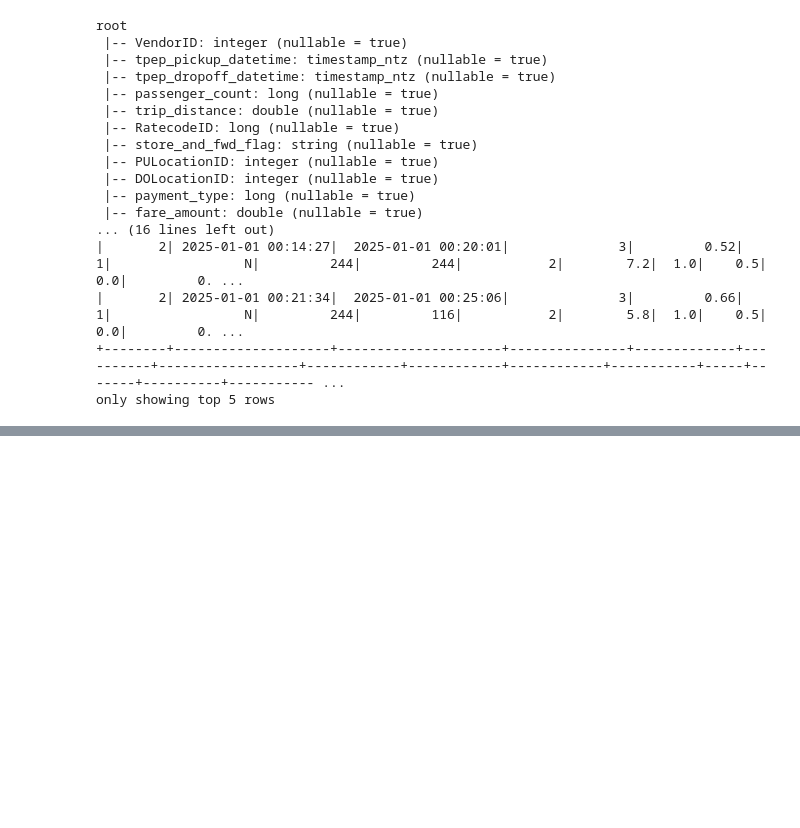
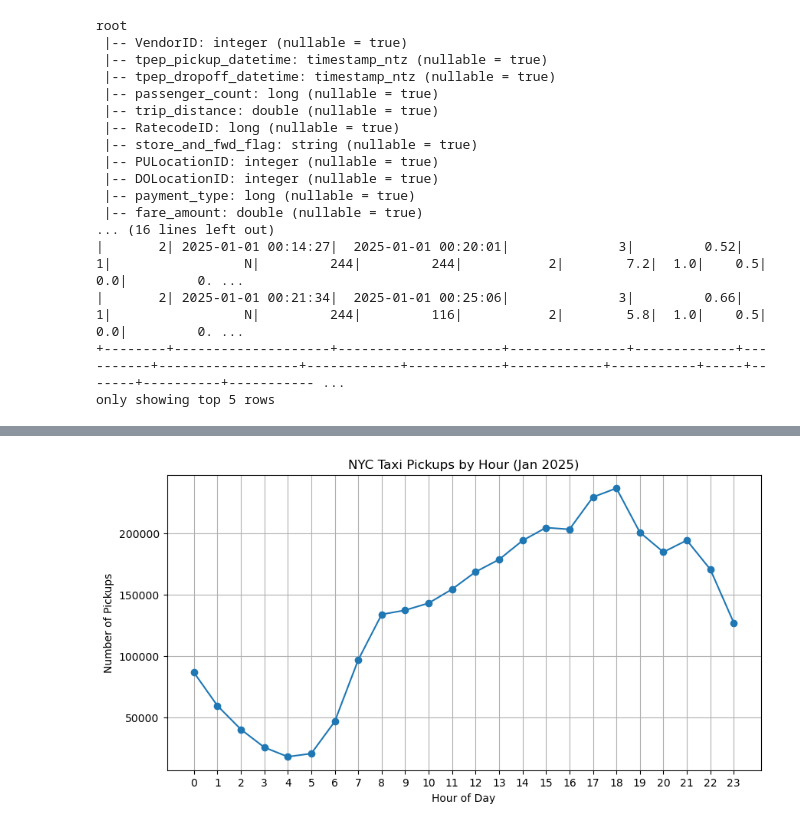
Before and after one commit to thiunuwan/nyc-taxi-spark-analysis, a Jupyter notebook: BigData_Project.ipynb, the cells around one changed output, grey strips where cells are left out. Drawn from its saved outputs; the diff is of its cells as text; code cells hidden in the pictures; blank space fills up the shorter version.

Commit message:
Update: Analyze pickups by hour

```diff
--- a/BigData_Project.ipynb
+++ b/BigData_Project.ipynb
@@ -33,3 +33,14 @@ root
 |       2| 2025-01-01 00:21:34|  2025-01-01 00:25:06|              3|         0.66|         1|                 N|         244|         116|           2|        5.8|  1.0|    0.5|       0.0|         0. ...
 +--------+--------------------+---------------------+---------------+-------------+----------+------------------+------------+------------+------------+-----------+-----+-------+----------+----------- ...
 only showing top 5 rows
+# %%
+# Convert pickup/dropoff datetime to proper timestamp types (if not already)
+df = df.withColumn("pickup_datetime", to_timestamp("tpep_pickup_datetime")) \
+       .withColumn("dropoff_datetime", to_timestamp("tpep_dropoff_datetime"))
+# %%
+# Add useful time-based features
+df = df.withColumn("hour", hour("pickup_datetime")) \
+       .withColumn("dayofweek", dayofweek("pickup_datetime"))
+# %%
+# Filter out records with invalid values
+df = df.filter((col("trip_distance") > 0) & (col("fare_amount") > 0))
@@ -35,0 +60,16 @@ only showing top 5 rows
+# %%
+# Analyze pickup count by hour
+pickup_by_hour = df.groupBy("hour").count().orderBy("hour")
+pickup_pd = pickup_by_hour.toPandas()
+# %%
+# Plot: Pickups by hour
+plt.figure(figsize=(10, 5))
+plt.plot(pickup_pd["hour"], pickup_pd["count"], marker='o')
+plt.title("NYC Taxi Pickups by Hour (Jan 2025)")
+plt.xlabel("Hour of Day")
+plt.ylabel("Number of Pickups")
+plt.grid(True)
+plt.xticks(range(0, 24))
+plt.show()
+# %% [output]
+[figure, added]
```
Also changed, not shown: parts of 1 cell of this notebook.
